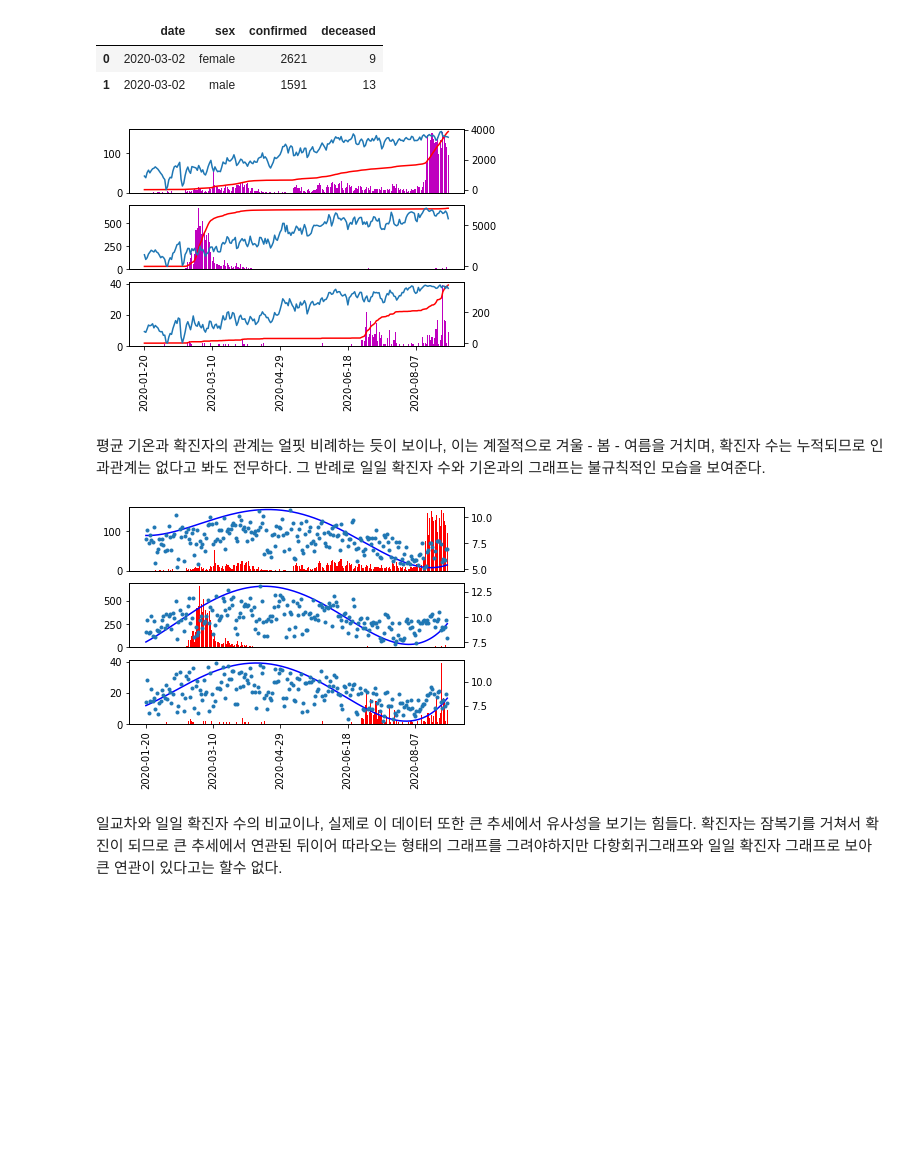
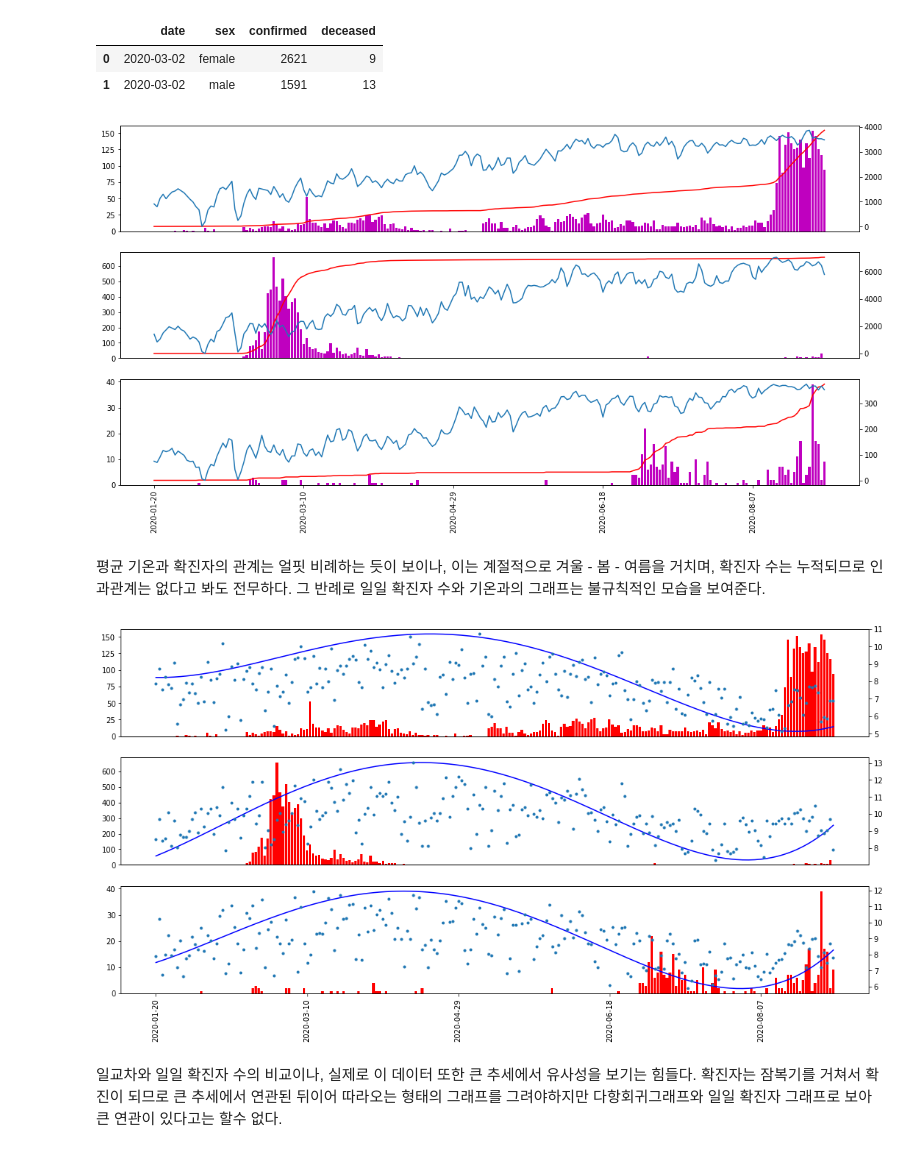
Before and after one commit to fishoe/covid_insight, a Jupyter notebook: insight.ipynb, the cells around one changed output. Drawn from its saved outputs; the diff is of its cells as text; code cells hidden in the pictures; blank space fills up the shorter version.

```diff
--- a/insight.ipynb
+++ b/insight.ipynb
@@ -77,35 +77,35 @@ for i in gens:#성별 확진자 테이블 분류
     gens_cfm[i]=t.merge(cfm_diff,left_index=True,right_index=True)
 # %%
 
-fig = plt.figure()
+fig = plt.figure(figsize=(18,9))
 
 subplts = [fig.add_subplot(3,1,i+1) for i in range(3)]
 sample_prs = ['Seoul','Daegu','Gwangju']
 
 for idx, i in enumerate(sample_prs):
     if idx != 2 :
         subplts[idx].get_xaxis().set_visible(False)
     ax2 = subplts[idx].twinx()
     ax3 = subplts[idx].twinx()
     ax3.get_yaxis().set_visible(False)
     subplts[idx].bar(range(prs_cfm[i].shape[0]),prs_cfm[i]['diff_cfm'],color='m')
     ax3.plot(prs_wx[i]['avg_temp'])
     ax2.plot(prs_cfm[i]['confirmed'], color = 'r')
 
     dates = prs_cfm[i]['date']
     ndtrng = range(0,len(prs_cfm[i]['date']),50)
     subplts[idx].set_xticks(ndtrng)
     subplts[idx].set_xticklabels(prs_cfm[i]['date'][::50],rotation='vertical')
 fig.show()
 # %% [output]
-[figure, old version]
+[figure, new version]
 # %% [markdown]
 평균 기온과 확진자의 관계는 얼핏 비례하는 듯이 보이나, 이는 계절적으로 겨울 - 봄 - 여름을 거치며, 확진자 수는 누적되므로 인과관계는 없다고 봐도 전무하다.
 그 반례로 일일 확진자 수와 기온과의 그래프는 불규칙적인 모습을 보여준다.
 # %%
 from sklearn import preprocessing as pp
 from sklearn.linear_model import LinearRegression
-fig = plt.figure()
+fig = plt.figure(figsize=(18,9))
 
 subplts = [fig.add_subplot(3,1,i+1) for i in range(3)]
 sample_prs = ['Seoul','Daegu','Gwangju']
@@ -138,7 +138,7 @@ for idx, i in enumerate(sample_prs):
     subplts[idx].set_xticklabels(prs_cfm[i]['date'][::50],rotation='vertical')
 fig.show()
 # %% [output]
-[figure, old version]
+[figure, new version]
 # %% [markdown]
 일교차와 일일 확진자 수의 비교이나, 실제로 이 데이터 또한 큰 추세에서 유사성을 보기는 힘들다.
 확진자는 잠복기를 거쳐서 확진이 되므로 큰 추세에서 연관된 뒤이어 따라오는 형태의 그래프를 그려야하지만 다항회귀그래프와 일일 확진자 그래프로 보아 큰 연관이 있다고는 할수 없다.
```
Also changed, not shown: parts of 6 cells of this notebook, 2 other files.
